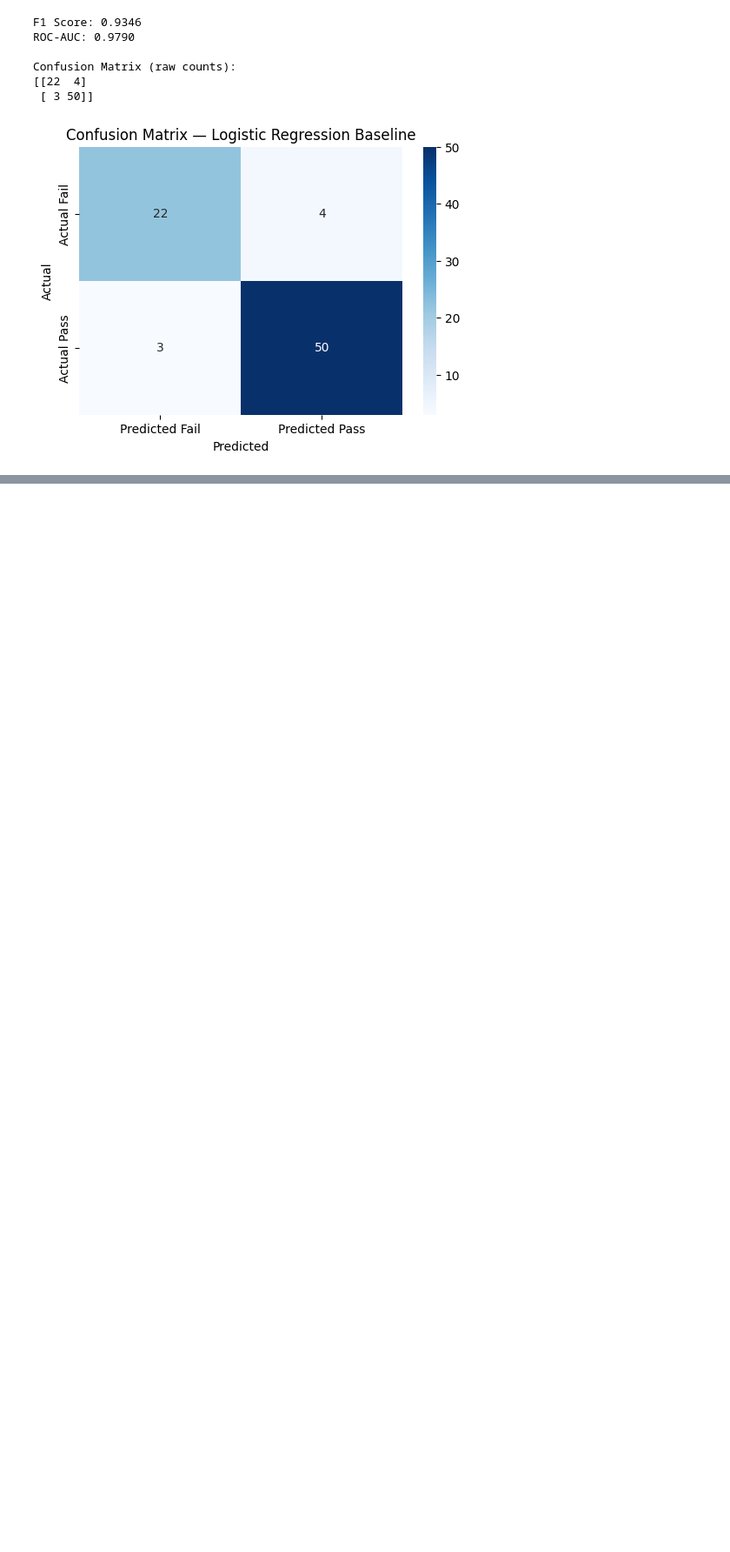
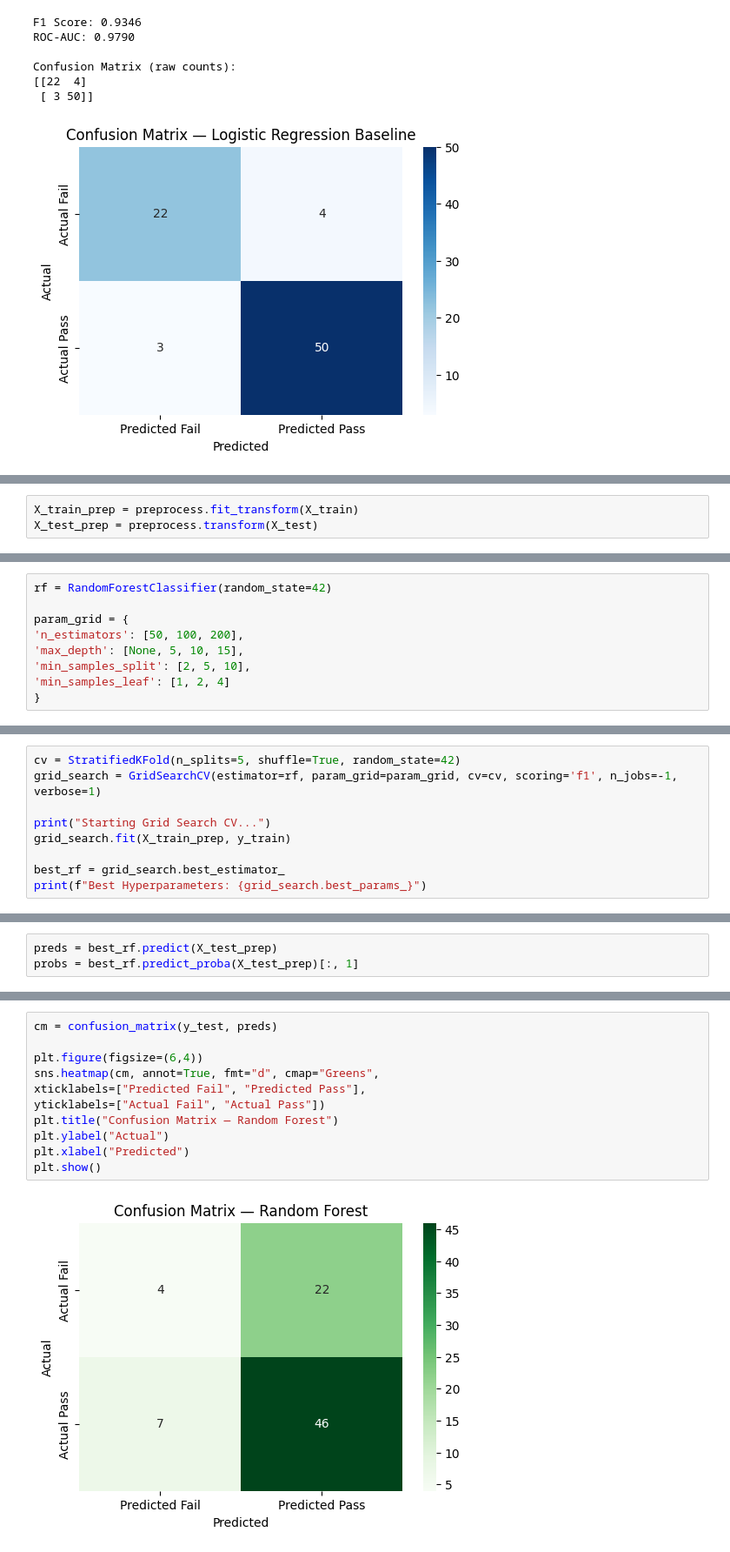
Before and after one commit to praneethaaa28/ML-325-project, a Jupyter notebook: ML-project.ipynb, the cells around one changed output, grey strips where cells are left out. Shown at 87% size. Drawn from its saved outputs; the diff is of its cells as text; blank space fills up the shorter version.

Commit message:
Random Forest Pipeline Completion

```diff
--- a/ML-project.ipynb
+++ b/ML-project.ipynb
@@ -153,0 +220,3 @@ Confusion Matrix (raw counts):
+# %%
+X_train_prep = preprocess.fit_transform(X_train)
+X_test_prep = preprocess.transform(X_test)
@@ -153,0 +232,9 @@ Confusion Matrix (raw counts):
+# %%
+rf = RandomForestClassifier(random_state=42)
+
+param_grid = {
+'n_estimators': [50, 100, 200],
+'max_depth': [None, 5, 10, 15],
+'min_samples_split': [2, 5, 10],
+'min_samples_leaf': [1, 2, 4]
+}
@@ -153,0 +243,9 @@ Confusion Matrix (raw counts):
+# %%
+cv = StratifiedKFold(n_splits=5, shuffle=True, random_state=42)
+grid_search = GridSearchCV(estimator=rf, param_grid=param_grid, cv=cv, scoring='f1', n_jobs=-1, verbose=1)
+
+print("Starting Grid Search CV...")
+grid_search.fit(X_train_prep, y_train)
+
+best_rf = grid_search.best_estimator_
+print(f"Best Hyperparameters: {grid_search.best_params_}")
@@ -153,0 +260,3 @@ Confusion Matrix (raw counts):
+# %%
+preds = best_rf.predict(X_test_prep)
+probs = best_rf.predict_proba(X_test_prep)[:, 1]
@@ -153,0 +288,13 @@ Confusion Matrix (raw counts):
+# %%
+cm = confusion_matrix(y_test, preds)
+
+plt.figure(figsize=(6,4))
+sns.heatmap(cm, annot=True, fmt="d", cmap="Greens",
+xticklabels=["Predicted Fail", "Predicted Pass"],
+yticklabels=["Actual Fail", "Actual Pass"])
+plt.title("Confusion Matrix — Random Forest")
+plt.ylabel("Actual")
+plt.xlabel("Predicted")
+plt.show()
+# %% [output]
+[figure, added]
```
Also changed, not shown: parts of 34 cells of this notebook, 1 other file.
